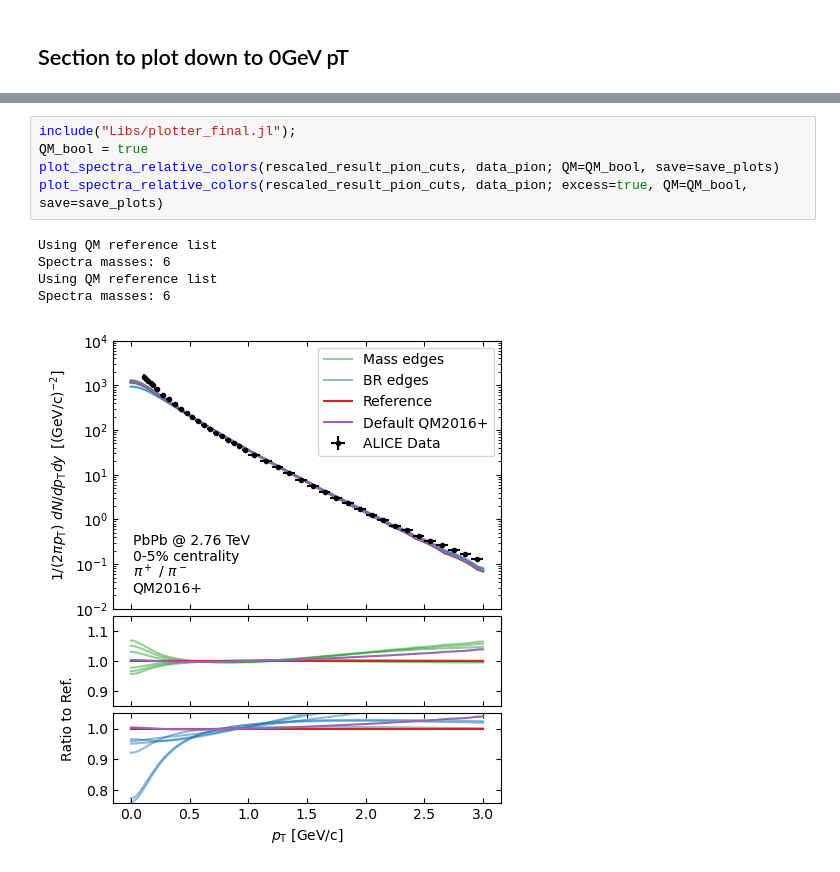
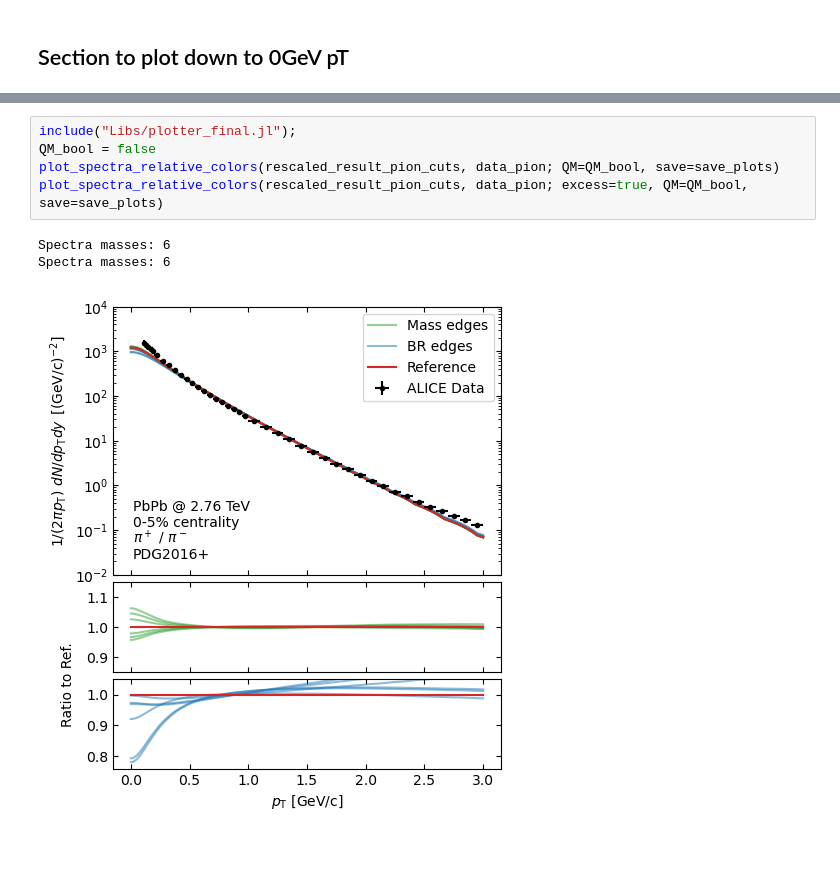
Before and after one commit to Claitos/PionExcessStudy, a Jupyter notebook: edge_study_PbPb276.ipynb, the cells around one changed output, grey strips where cells are left out. Cells and saved outputs as stored; diff of their text form.

```diff
--- a/edge_study_PbPb276.ipynb
+++ b/edge_study_PbPb276.ipynb
@@ -298,12 +300,10 @@ Scaling factors: [1.0, 1.0336944032614845, 0.9472167673250003, 0.984368892338561
 ResultsList([[(407.7805142321399, 0.004127975143539082), (407.7805142321399, 0.004127975143539082), (408.03221081908026, 0.004246485744247588), (408.6873285243541, 0.005600715346300245), (409.34234979 ...
 # %%
 include("Libs/plotter_final.jl");
-QM_bool = true
+QM_bool = false
 plot_spectra_relative_colors(rescaled_result_pion_cuts, data_pion; QM=QM_bool, save=save_plots)
 plot_spectra_relative_colors(rescaled_result_pion_cuts, data_pion; excess=true, QM=QM_bool, save=save_plots)
 # %% [output]
-Using QM reference list
 Spectra masses: 6
-Using QM reference list
 Spectra masses: 6
-[figure, old version]
+[figure, new version]
```
Also changed, not shown: parts of 11 cells of this notebook, 4 other files.
